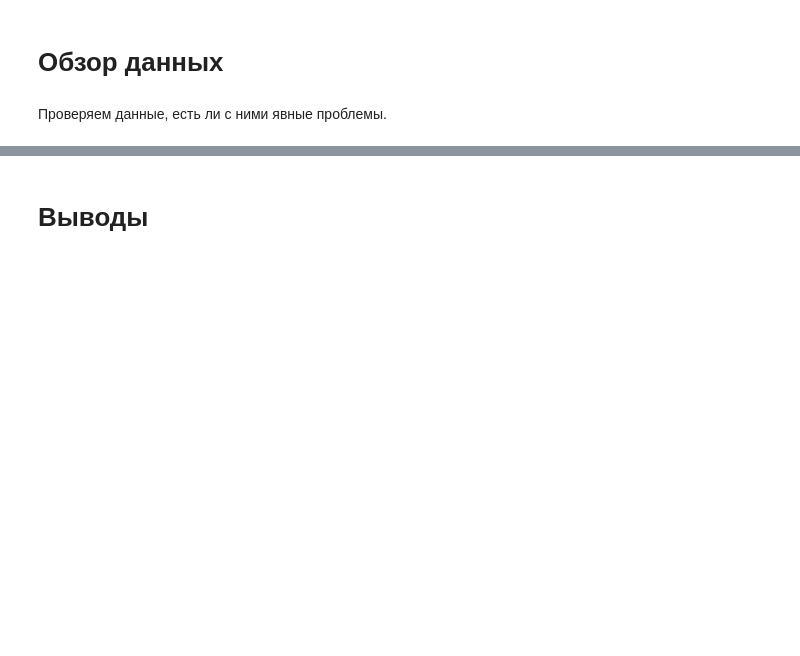
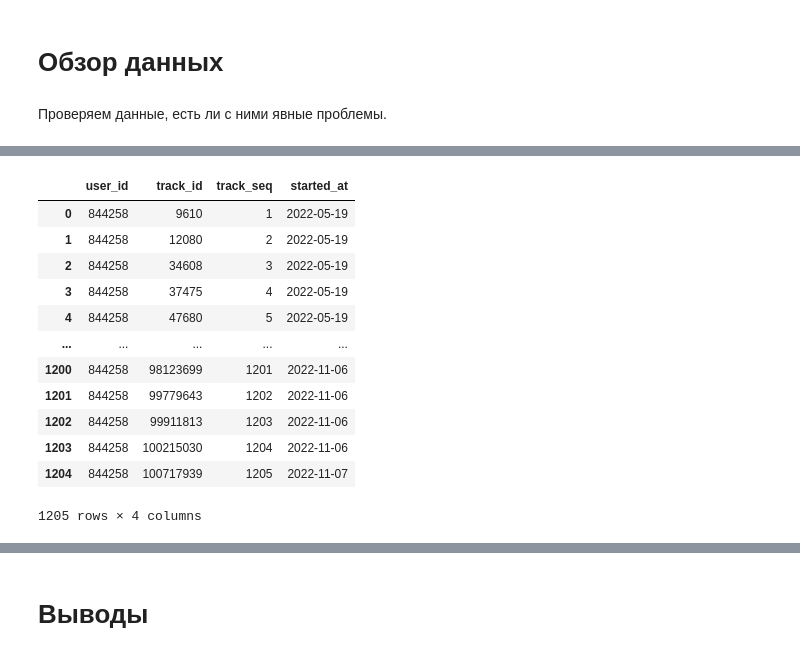
Before and after one commit to superVo1d/mle-project-sprint-4-v001, a Jupyter notebook: recommendations.ipynb, the cells around one changed output, grey strips where cells are left out. Cells and saved outputs as stored; diff of their text form; code cells hidden in the pictures; blank space fills up the shorter version.

```diff
--- a/recommendations.ipynb
+++ b/recommendations.ipynb
@@ -17,0 +170,17 @@
+# %%
+# История прослушиваний одного юзера
+interactions[interactions['user_id'] == 844258]
+# %% [output]
+|  | user_id | track_id | track_seq | started_at |
+| 0 | 844258 | 9610 | 1 | 2022-05-19 |
+| 1 | 844258 | 12080 | 2 | 2022-05-19 |
+| 2 | 844258 | 34608 | 3 | 2022-05-19 |
+| 3 | 844258 | 37475 | 4 | 2022-05-19 |
+| 4 | 844258 | 47680 | 5 | 2022-05-19 |
+| ... | ... | ... | ... | ... |
+| 1200 | 844258 | 98123699 | 1201 | 2022-11-06 |
+| 1201 | 844258 | 99779643 | 1202 | 2022-11-06 |
+| 1202 | 844258 | 99911813 | 1203 | 2022-11-06 |
+| 1203 | 844258 | 100215030 | 1204 | 2022-11-06 |
+| 1204 | 844258 | 100717939 | 1205 | 2022-11-07 |
+1205 rows × 4 columns
```
Also changed, not shown: parts of 60 cells of this notebook, 3 other files.
